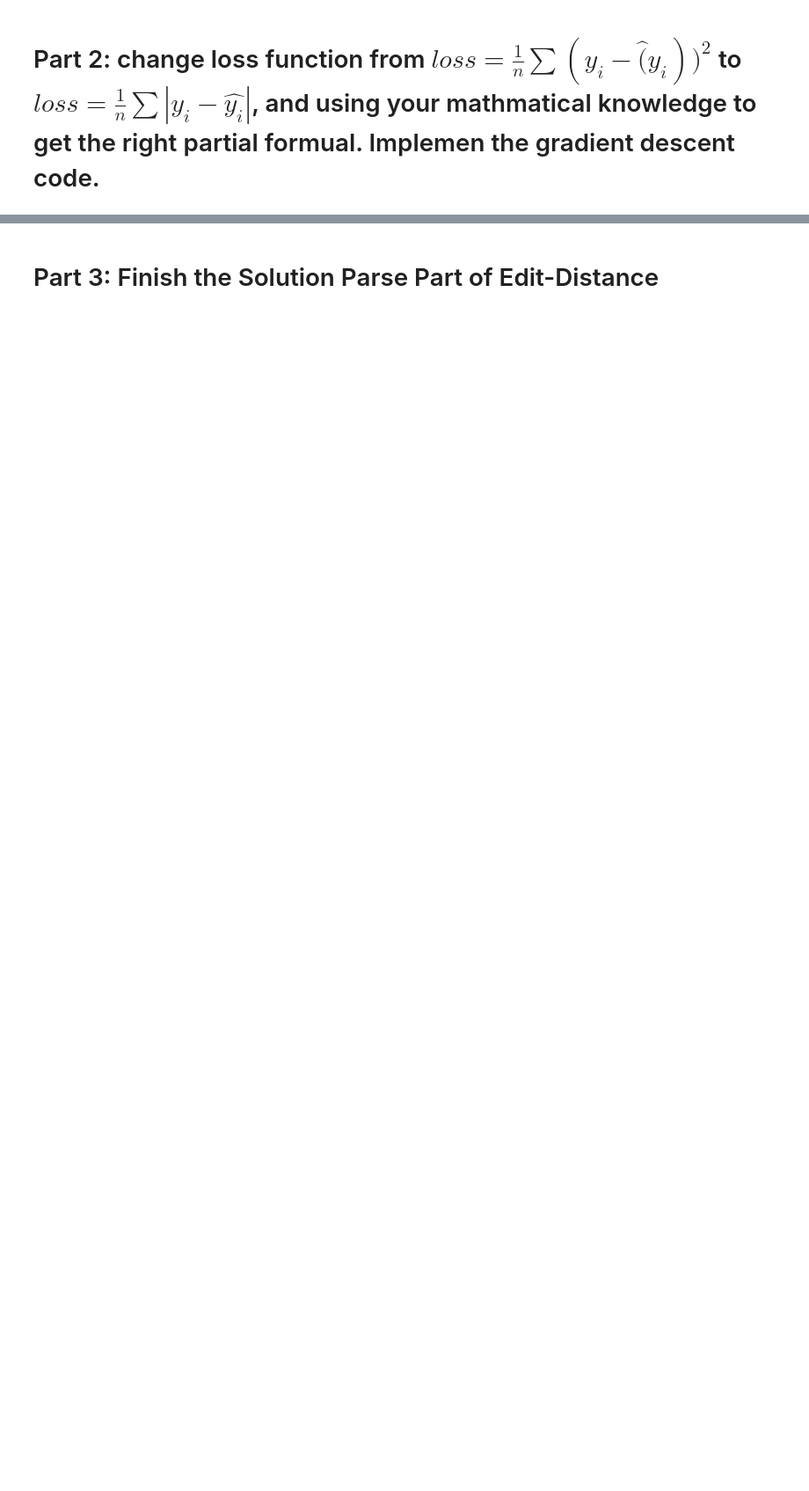
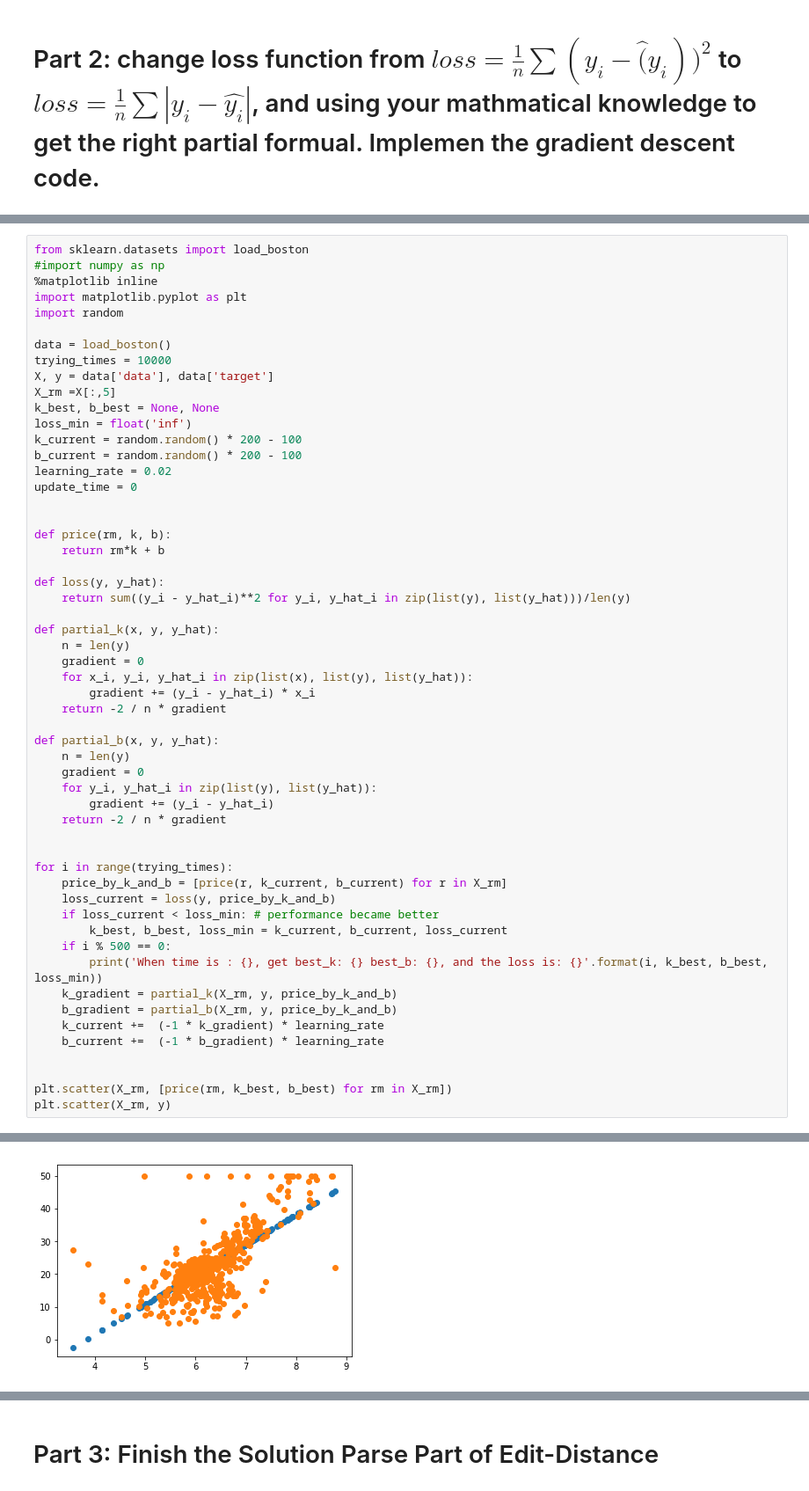
Before and after one commit to FandosWang/NLP_assignment, a Jupyter notebook: 3rd_week/Assignment-03.ipynb, the cells around one changed output, grey strips where cells are left out. Shown at 88% size. Drawn from its saved outputs; the diff is of its cells as text; blank space fills up the shorter version.

```diff
--- a/3rd_week/Assignment-03.ipynb
+++ b/3rd_week/Assignment-03.ipynb
@@ -267,0 +231,56 @@ defaultdict(<class 'int'>, {('r', 1): 66, ('r', 2): 64, ('r', 3): 62, ('r', 4):
+# %%
+from sklearn.datasets import load_boston
+#import numpy as np
+%matplotlib inline
+import matplotlib.pyplot as plt
+import random
+
+data = load_boston()
+trying_times = 10000
+X, y = data['data'], data['target']
+X_rm =X[:,5]
+k_best, b_best = None, None
+loss_min = float('inf')
+k_current = random.random() * 200 - 100
+b_current = random.random() * 200 - 100
+learning_rate = 0.02
+update_time = 0
+
+
+def price(rm, k, b):
+    return rm*k + b
+
+def loss(y, y_hat):
+    return sum((y_i - y_hat_i)**2 for y_i, y_hat_i in zip(list(y), list(y_hat)))/len(y)
+
+def partial_k(x, y, y_hat):
+    n = len(y)
+    gradient = 0
+    for x_i, y_i, y_hat_i in zip(list(x), list(y), list(y_hat)):
+        gradient += (y_i - y_hat_i) * x_i
+    return -2 / n * gradient
+
+def partial_b(x, y, y_hat):
+    n = len(y)
+    gradient = 0
+    for y_i, y_hat_i in zip(list(y), list(y_hat)):
+        gradient += (y_i - y_hat_i)
+    return -2 / n * gradient
+
+
+for i in range(trying_times):
+    price_by_k_and_b = [price(r, k_current, b_current) for r in X_rm]
+    loss_current = loss(y, price_by_k_and_b)
+    if loss_current < loss_min: # performance became better
+        k_best, b_best, loss_min = k_current, b_current, loss_current
+    if i % 500 == 0:
+        print('When time is : {}, get best_k: {} best_b: {}, and the loss is: {}'.format(i, k_best, b_best, loss_min))
+    k_gradient = partial_k(X_rm, y, price_by_k_and_b)
+    b_gradient = partial_b(X_rm, y, price_by_k_and_b)
+    k_current +=  (-1 * k_gradient) * learning_rate
+    b_current +=  (-1 * b_gradient) * learning_rate
+
+
+plt.scatter(X_rm, [price(rm, k_best, b_best) for rm in X_rm])
+plt.scatter(X_rm, y)
+# %% [output]
@@ -267,0 +308 @@ defaultdict(<class 'int'>, {('r', 1): 66, ('r', 2): 64, ('r', 3): 62, ('r', 4):
+[figure, added]
```
Also changed, not shown: parts of 19 cells of this notebook.
